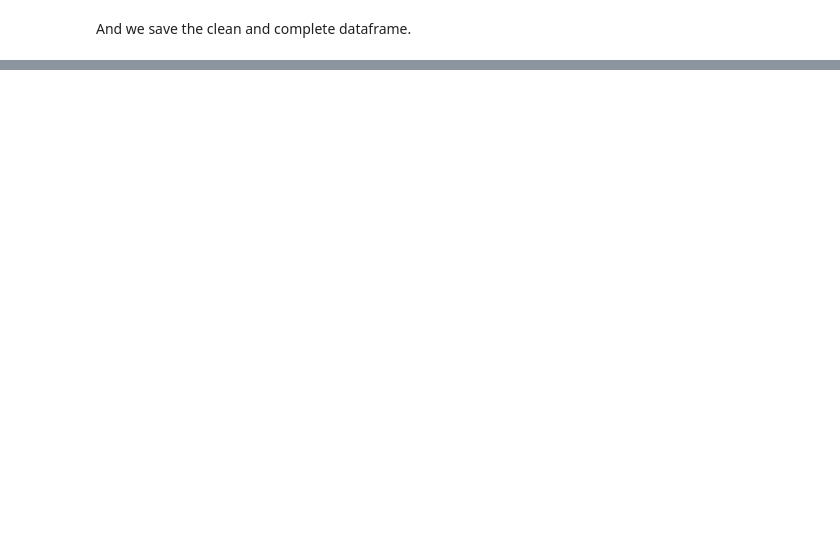
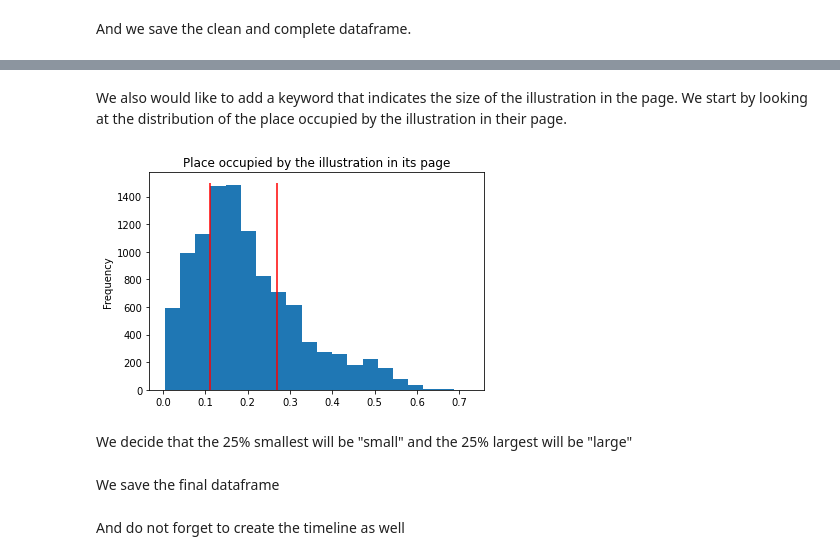
Before and after one commit to dfk-paris/DFKV-illustrations, a Jupyter notebook: 5_illustration_enrichment/h_preparation.ipynb, the cells around one changed output, grey strips where cells are left out. Cells and saved outputs as stored; diff of their text form; code cells hidden in the pictures; blank space fills up the shorter version.

```diff
--- a/5_illustration_enrichment/h_preparation.ipynb
+++ b/5_illustration_enrichment/h_preparation.ipynb
@@ -228,0 +310,16 @@ df
+# %% [markdown]
+We also would like to add a keyword that indicates the size of the illustration in the page. We start by looking at the distribution of the place occupied by the illustration in their page.
+# %%
+with open('./data/illu_ratios.json', 'r') as f:
+    ratios = json.load(f)
+list_ratios = list(ratios.values())
+first_quartile = np.percentile(list_ratios, 25)
+last_quartile = np.percentile(list_ratios, 75)
+plt.hist(list_ratios, bins=20)
+plt.vlines(first_quartile, 0, 1500, color='red')
+plt.vlines(last_quartile, 0, 1500, color='red')
+plt.gca().set(title='Place occupied by the illustration in its page', ylabel='Frequency');
+# %% [output]
+[figure, added]
+# %% [markdown]
+We decide that the 25% smallest will be "small" and the 25% largest will be "large"
@@ -228,0 +331,2 @@ df
+# %% [markdown]
+We save the final dataframe
@@ -228,0 +335,2 @@ df
+# %% [markdown]
+And do not forget to create the timeline as well
```
Also changed, not shown: parts of 35 cells of this notebook.
